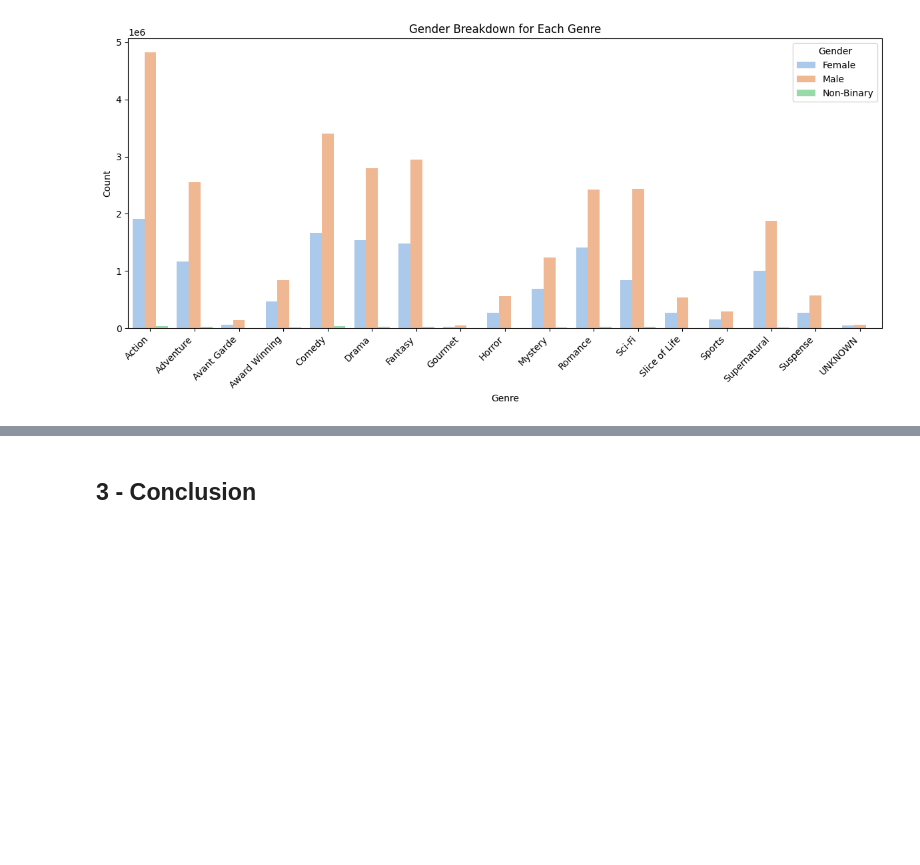
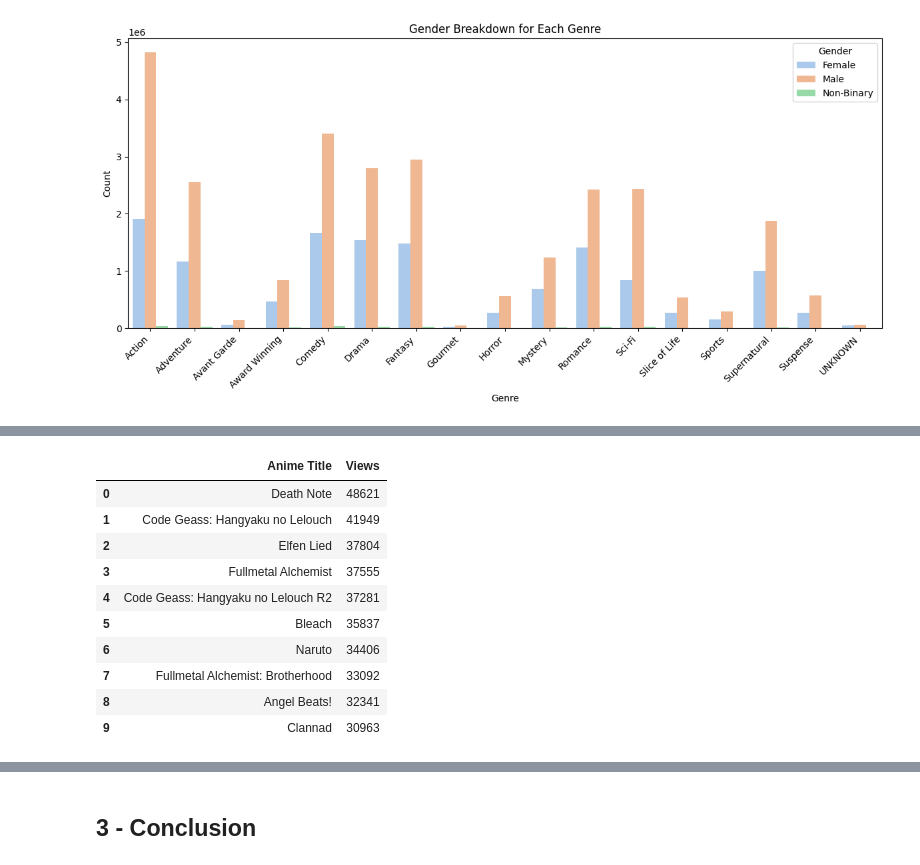
Before and after one commit to eraiken/Springboard, a Jupyter notebook: Unit 29/Anime storytelling.ipynb, the cells around one changed output, grey strips where cells are left out. Cells and saved outputs as stored; diff of their text form; code cells hidden in the pictures; blank space fills up the shorter version.

```diff
--- a/Unit 29/Anime storytelling.ipynb
+++ b/Unit 29/Anime storytelling.ipynb
@@ -545,0 +662,16 @@ Do cosine similarity on the Synopsis column for each genre
+# %%
+male_popular_anime = gender_review_counts.sort_values('Male_Review_Count', ascending=False).reset_index()[['Anime Title', 'Male_Review_Count']]
+male_popular_anime.columns = ['Anime Title', 'Views']
+male_popular_anime.head(10)
+# %% [output]
+|  | Anime Title | Views |
+| 0 | Death Note | 48621 |
+| 1 | Code Geass: Hangyaku no Lelouch | 41949 |
+| 2 | Elfen Lied | 37804 |
+| 3 | Fullmetal Alchemist | 37555 |
+| 4 | Code Geass: Hangyaku no Lelouch R2 | 37281 |
+| 5 | Bleach | 35837 |
+| 6 | Naruto | 34406 |
+| 7 | Fullmetal Alchemist: Brotherhood | 33092 |
+| 8 | Angel Beats! | 32341 |
+| 9 | Clannad | 30963 |
```
Also changed, not shown: parts of 38 cells of this notebook.
